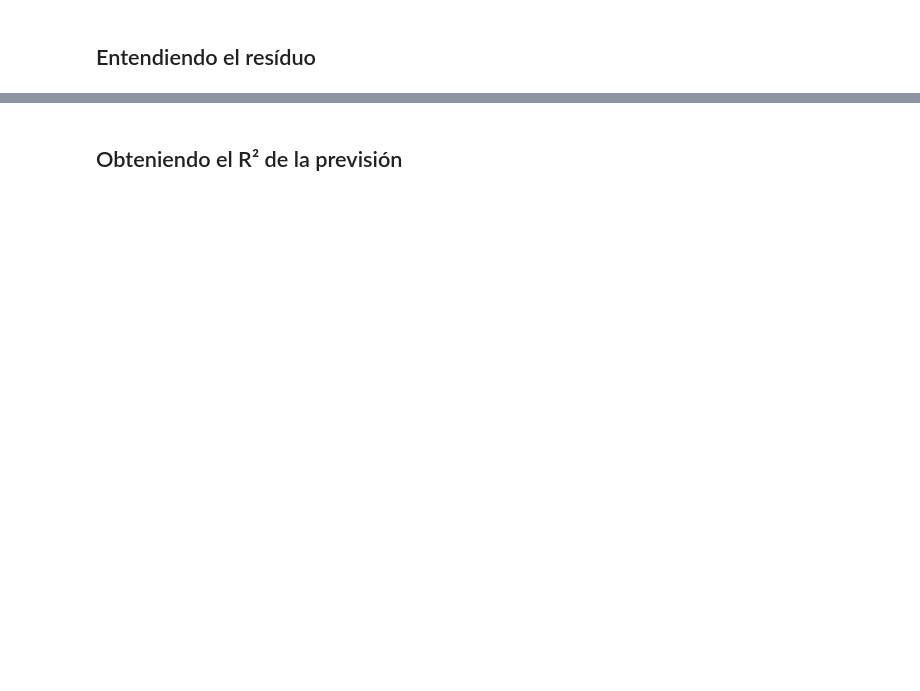
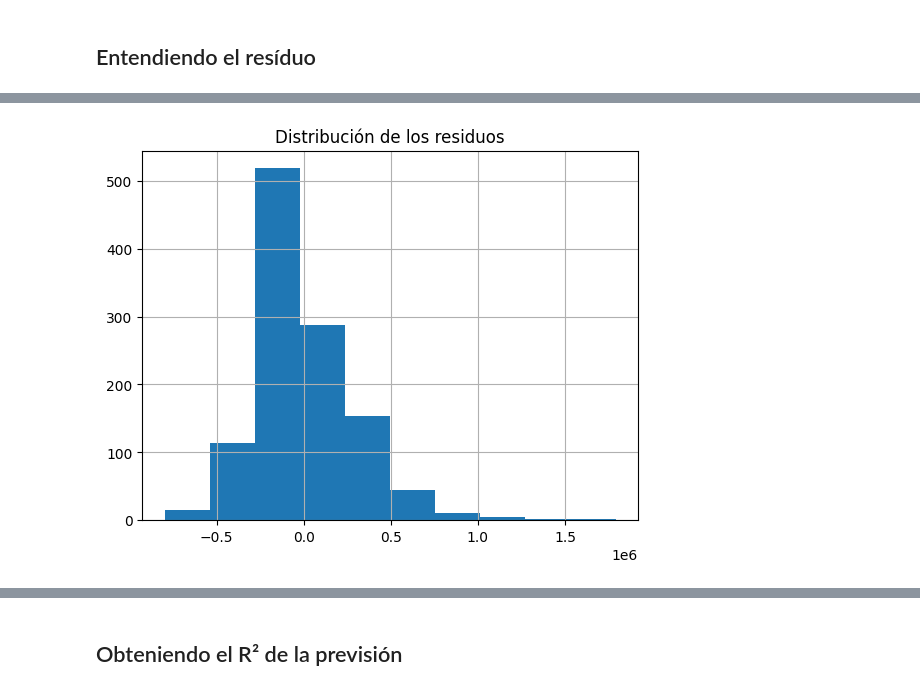
Before and after one commit to Starleen1996/Machine-Learning, a Jupyter notebook: precios_de_inmuebles_regresion_lineal.ipynb, the cells around one changed output, grey strips where cells are left out. Saved outputs shown, nothing was run; the diff lists cells and outputs as text; code cells hidden in the pictures; blank space fills up the shorter version.

```diff
--- a/precios_de_inmuebles_regresion_lineal.ipynb
+++ b/precios_de_inmuebles_regresion_lineal.ipynb
@@ -195,4 +226,8 @@ El conjunto de **entrenamiento** se utiliza para ajustar el modelo, mientras que
 # %%
 #Datos de entrenamiento para usar la fórmula
+df_train= pd.DataFrame(X_train)
+df_train['precio_de_venta'] = y_train
+
+#
 # %%
 # import ols
@@ -201,3 +235,22 @@ El conjunto de **entrenamiento** se utiliza para ajustar el modelo, mientras que
+# %%
+# ajustando el primer modelo
+#¿Qué hace esta línea? Está creando y ajustando (entrenando) un modelo de regresión lineal usando la librería statsmodels. Este modelo predice el valor de la columna precio_de_venta en función de la columna area_primer_piso.
+modelo_0 = ols('precio_de_venta ~ area_primer_piso', data=df_train).fit()
+
+#ols(...) Significa Ordinary Least Squares (Mínimos Cuadrados Ordinarios).
+#Es el método más común para ajustar un modelo de regresión lineal.
+
+#'precio_de_venta ~ area_primer_piso' Es una fórmula estadística, muy típica en statsmodels.
+#~ se interpreta como "es explicado por".
+
+#En este caso: precio_de_venta: variable dependiente (lo que quieres predecir).
+#area_primer_piso: variable independiente (predictora).
+
+#📌 Esto significa que estás ajustando una ecuación lineal de la forma:
+#precio_de_venta = b0 + b1 * area_primer_piso
+
+#data=df_train #Indica que se usará el DataFrame df_train como fuente de los datos.
+#.fit() Este método ajusta el modelo a los datos. Estima los coeficientes (b0 y b1 en la ecuación anterior).
 # %% [markdown]
 ## Analizando los coeficientes
 
@@ -229,3 +331,13 @@ En este caso, recurrimos a la métrica R², el coeficiente de determinación. El
+# %%
+# Cómo están distribuidos
+modelo_0.resid.hist()
+plt.title('Distribución de los residuos')
+plt.show()
+
+# Nota: Mientras menor sea el valor del residuo, mejor va ser la generación de neustro modelo.
+# la variable área primer piso no genera una confiabilidad, ya que el error es alto
+# %% [output]
+[figure, added]
 # %% [markdown]
 <img src="https://i.ibb.co/zGTB35V/residuos.png" alt="residuos" border="0">
 # %% [markdown]
```
Also changed, not shown: parts of 18 cells of this notebook.
